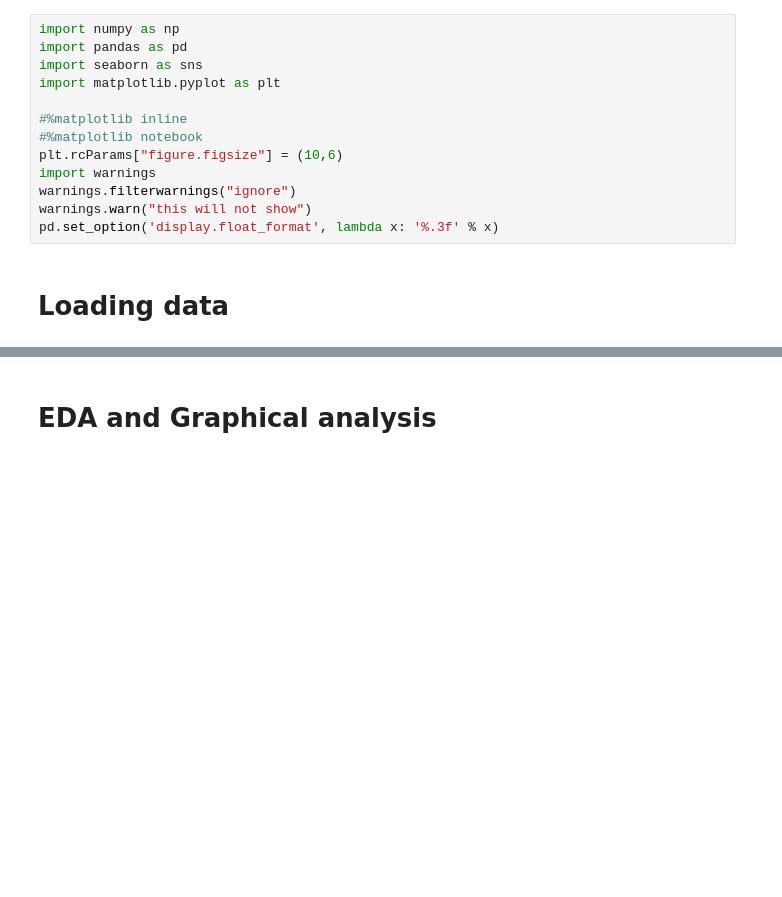
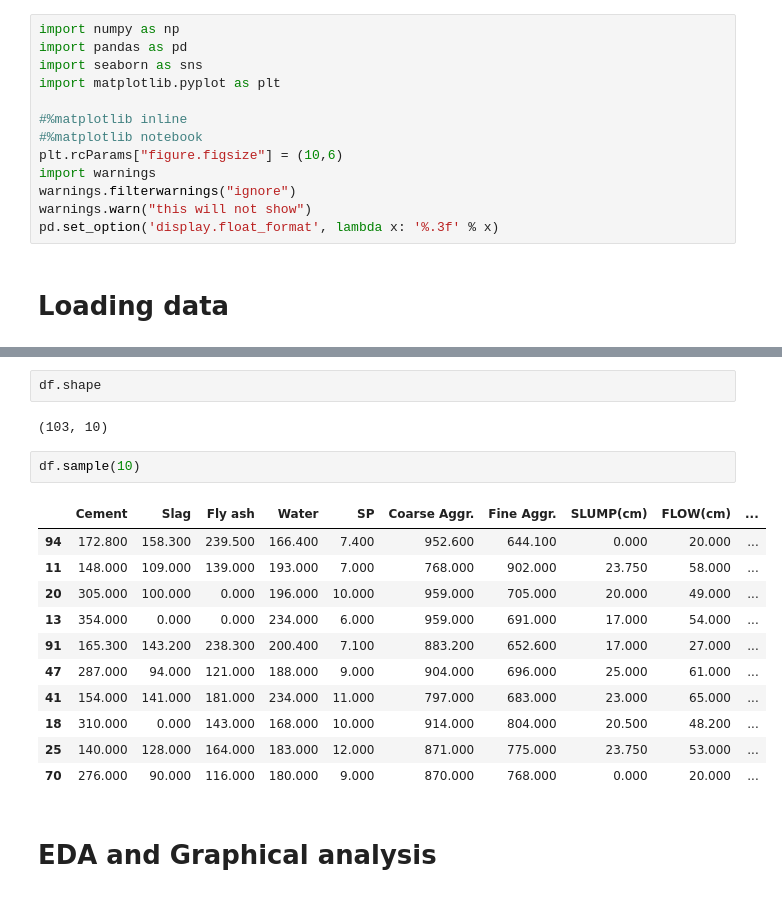
Before and after one commit to habip-bingol/Machine_Learning, a Jupyter notebook: Case_Study/cement_slump_notebook.ipynb, the cells around one changed output, grey strips where cells are left out. Saved outputs shown, nothing was run; the diff lists cells and outputs as text; blank space fills up the shorter version.

```diff
--- a/Case_Study/cement_slump_notebook.ipynb
+++ b/Case_Study/cement_slump_notebook.ipynb
@@ -54,2 +96,20 @@ pd.set_option('display.float_format', lambda x: '%.3f' % x)
+# %%
+df.shape
+# %% [output]
+(103, 10)
+# %%
+df.sample(10)
+# %% [output]
+|  | Cement | Slag | Fly ash | Water | SP | Coarse Aggr. | Fine Aggr. | SLUMP(cm) | FLOW(cm) | ... |
+| 94 | 172.800 | 158.300 | 239.500 | 166.400 | 7.400 | 952.600 | 644.100 | 0.000 | 20.000 | ... |
+| 11 | 148.000 | 109.000 | 139.000 | 193.000 | 7.000 | 768.000 | 902.000 | 23.750 | 58.000 | ... |
+| 20 | 305.000 | 100.000 | 0.000 | 196.000 | 10.000 | 959.000 | 705.000 | 20.000 | 49.000 | ... |
+| 13 | 354.000 | 0.000 | 0.000 | 234.000 | 6.000 | 959.000 | 691.000 | 17.000 | 54.000 | ... |
+| 91 | 165.300 | 143.200 | 238.300 | 200.400 | 7.100 | 883.200 | 652.600 | 17.000 | 27.000 | ... |
+| 47 | 287.000 | 94.000 | 121.000 | 188.000 | 9.000 | 904.000 | 696.000 | 25.000 | 61.000 | ... |
+| 41 | 154.000 | 141.000 | 181.000 | 234.000 | 11.000 | 797.000 | 683.000 | 23.000 | 65.000 | ... |
+| 18 | 310.000 | 0.000 | 143.000 | 168.000 | 10.000 | 914.000 | 804.000 | 20.500 | 48.200 | ... |
+| 25 | 140.000 | 128.000 | 164.000 | 183.000 | 12.000 | 871.000 | 775.000 | 23.750 | 53.000 | ... |
+| 70 | 276.000 | 90.000 | 116.000 | 180.000 | 9.000 | 870.000 | 768.000 | 0.000 | 20.000 | ... |
 # %% [markdown]
 # EDA and Graphical analysis
```
Also changed, not shown: parts of 44 cells of this notebook.
